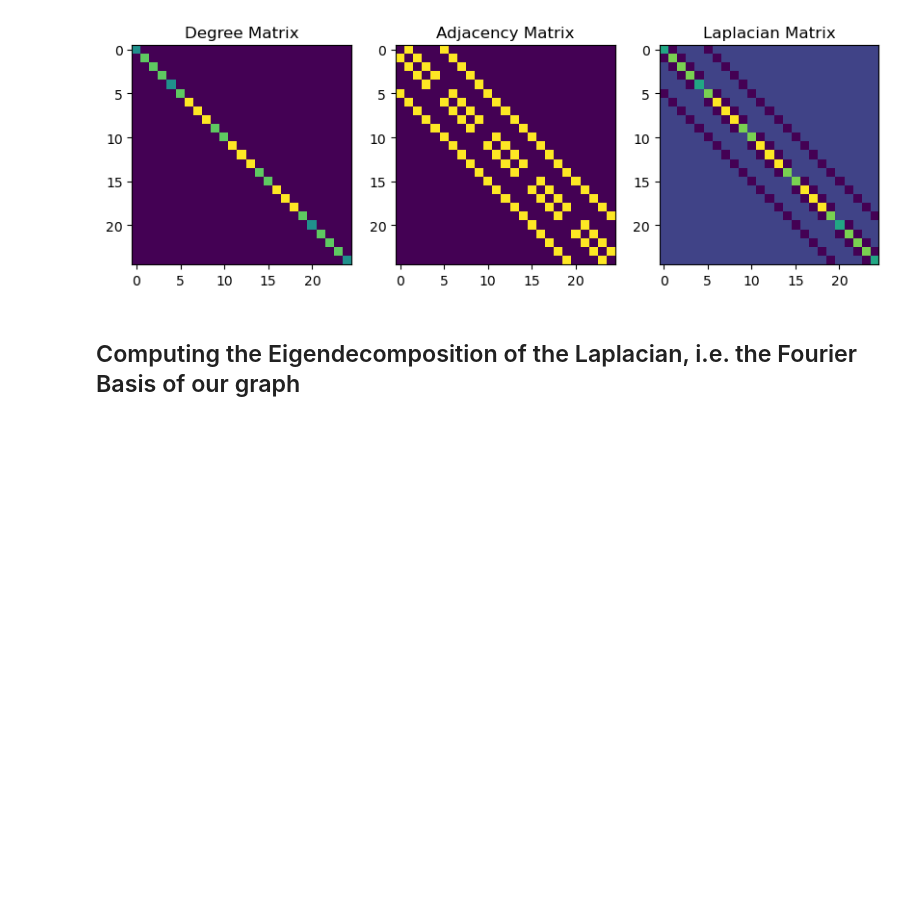
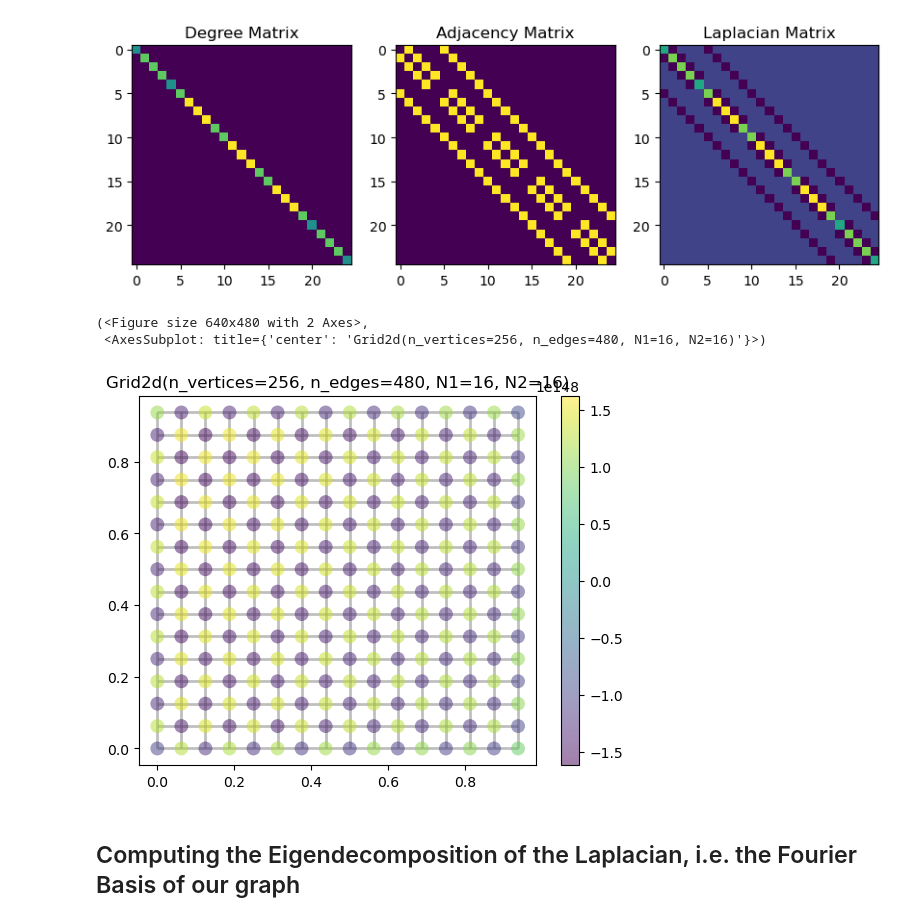
Before and after one commit to hugofluhr/gsp_neuro, a Jupyter notebook: notebooks/grid_gsp.ipynb, the cells around one changed output. Cells and saved outputs as stored; diff of their text form; code cells hidden in the pictures; blank space fills up the shorter version.

```diff
--- a/notebooks/grid_gsp.ipynb
+++ b/notebooks/grid_gsp.ipynb
@@ -39,6 +39,12 @@ plt.imshow(G_small.L.todense())
 plt.title("Laplacian Matrix");
 # %% [output]
 [figure]
+# %%
+G.plot(np.linalg.matrix_power(G.L.toarray(),500)@x)
+# %% [output]
+(<Figure size 640x480 with 2 Axes>,
+ <AxesSubplot: title={'center': 'Grid2d(n_vertices=256, n_edges=480, N1=16, N2=16)'}>)
+[figure, added]
 # %% [markdown]
 ## Computing the Eigendecomposition of the Laplacian, i.e. the Fourier Basis of our graph
 # %%
```
Also changed, not shown: parts of 6 cells of this notebook, 2 other files.
